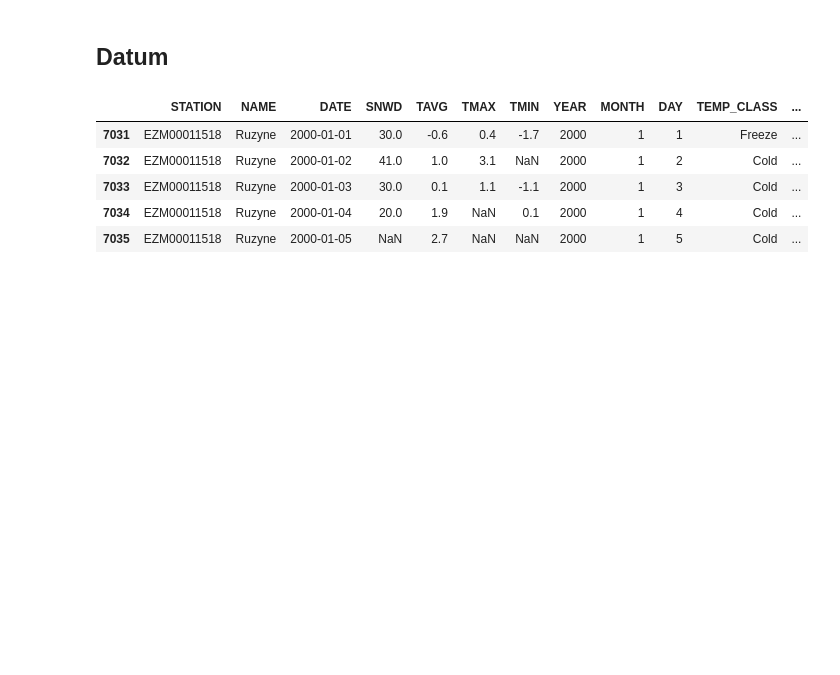
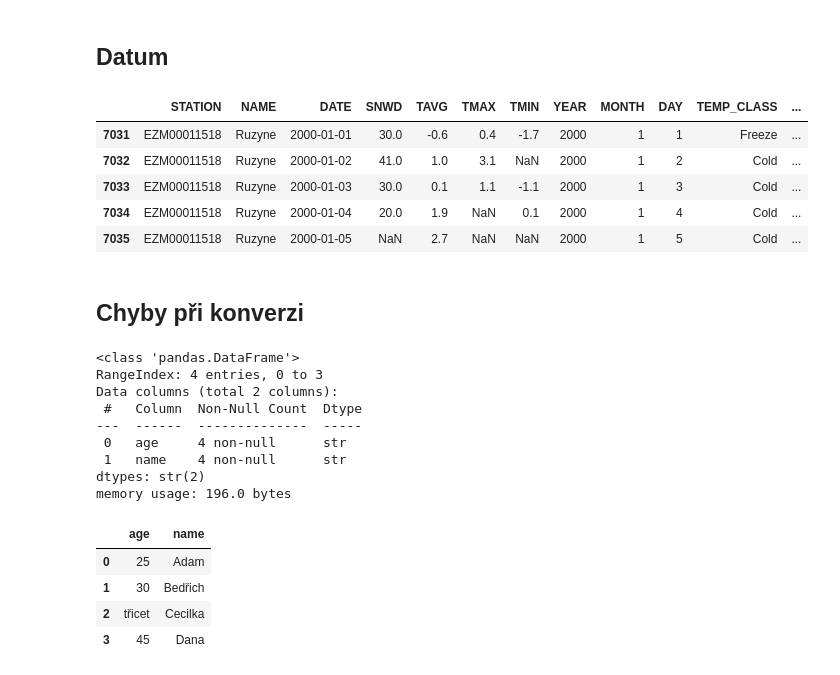
Before and after one commit to petrgregor/ICTPro_Pydata1, a Jupyter notebook: p05_data.ipynb, the cells around one changed output. Drawn from its saved outputs; the diff is of its cells as text; code cells hidden in the pictures; blank space fills up the shorter version.

Commit message:
Data conversion.

```diff
--- a/p05_data.ipynb
+++ b/p05_data.ipynb
@@ -491,3 +491,27 @@ weather_clean.head()
 | 7033 | EZM00011518 | Ruzyne | 2000-01-03 | 30.0 | 0.1 | 1.1 | -1.1 | 2000 | 1 | 3 | Cold | ... |
 | 7034 | EZM00011518 | Ruzyne | 2000-01-04 | 20.0 | 1.9 | NaN | 0.1 | 2000 | 1 | 4 | Cold | ... |
 | 7035 | EZM00011518 | Ruzyne | 2000-01-05 | NaN | 2.7 | NaN | NaN | 2000 | 1 | 5 | Cold | ... |
+# %% [markdown]
+## Chyby při konverzi
+# %%
+data_dic = {'age': ['25', '30', 'třicet', '45'],
+            'name': ['Adam', 'Bedřich', 'Cecilka', 'Dana']}
+
+df = pd.DataFrame(data_dic)
+df.info()
+df.head()
+# %% [output]
+<class 'pandas.DataFrame'>
+RangeIndex: 4 entries, 0 to 3
+Data columns (total 2 columns):
+ #   Column  Non-Null Count  Dtype
+---  ------  --------------  -----
+ 0   age     4 non-null      str
+ 1   name    4 non-null      str
+dtypes: str(2)
+memory usage: 196.0 bytes
+|  | age | name |
+| 0 | 25 | Adam |
+| 1 | 30 | Bedřich |
+| 2 | třicet | Cecilka |
+| 3 | 45 | Dana |
```
Also changed, not shown: parts of 1 cell of this notebook.
